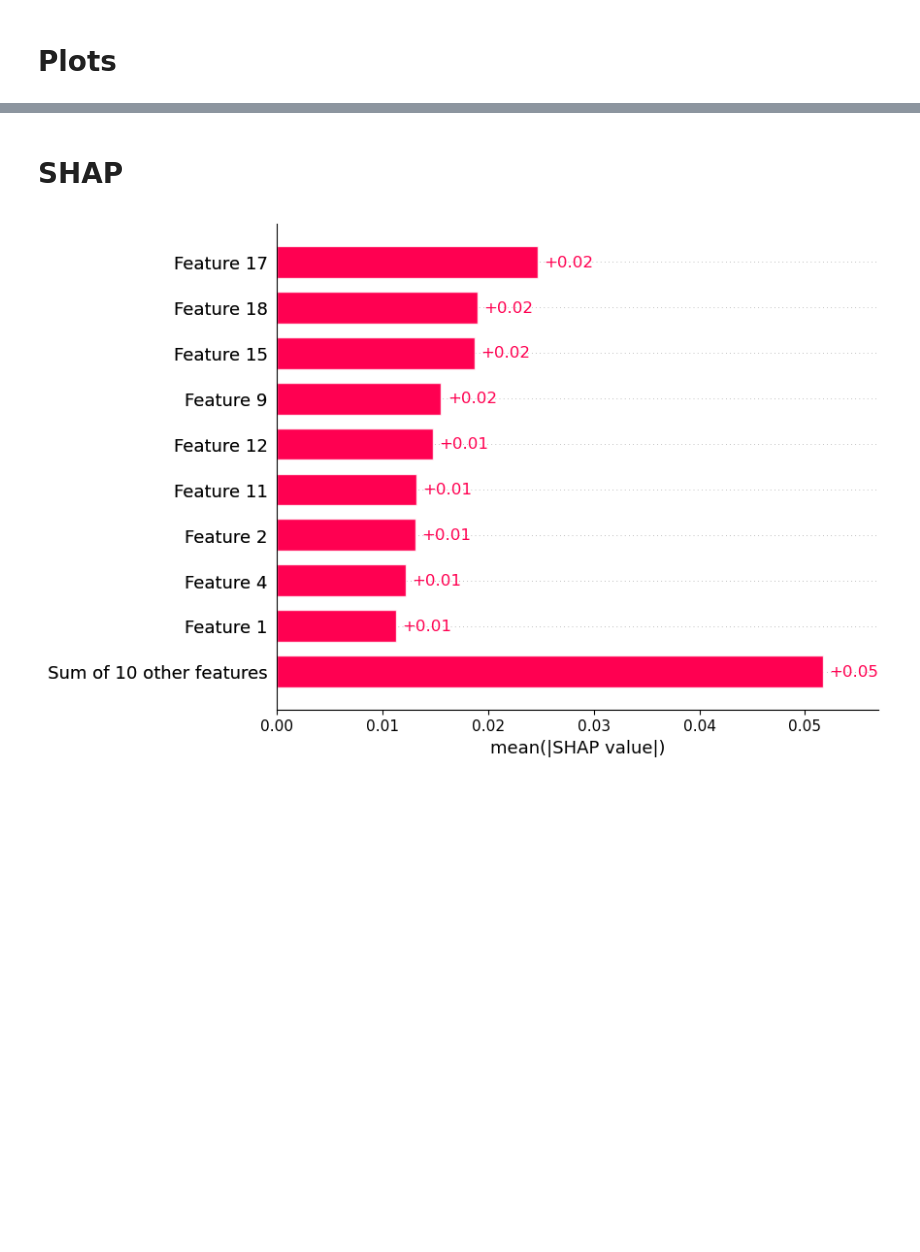
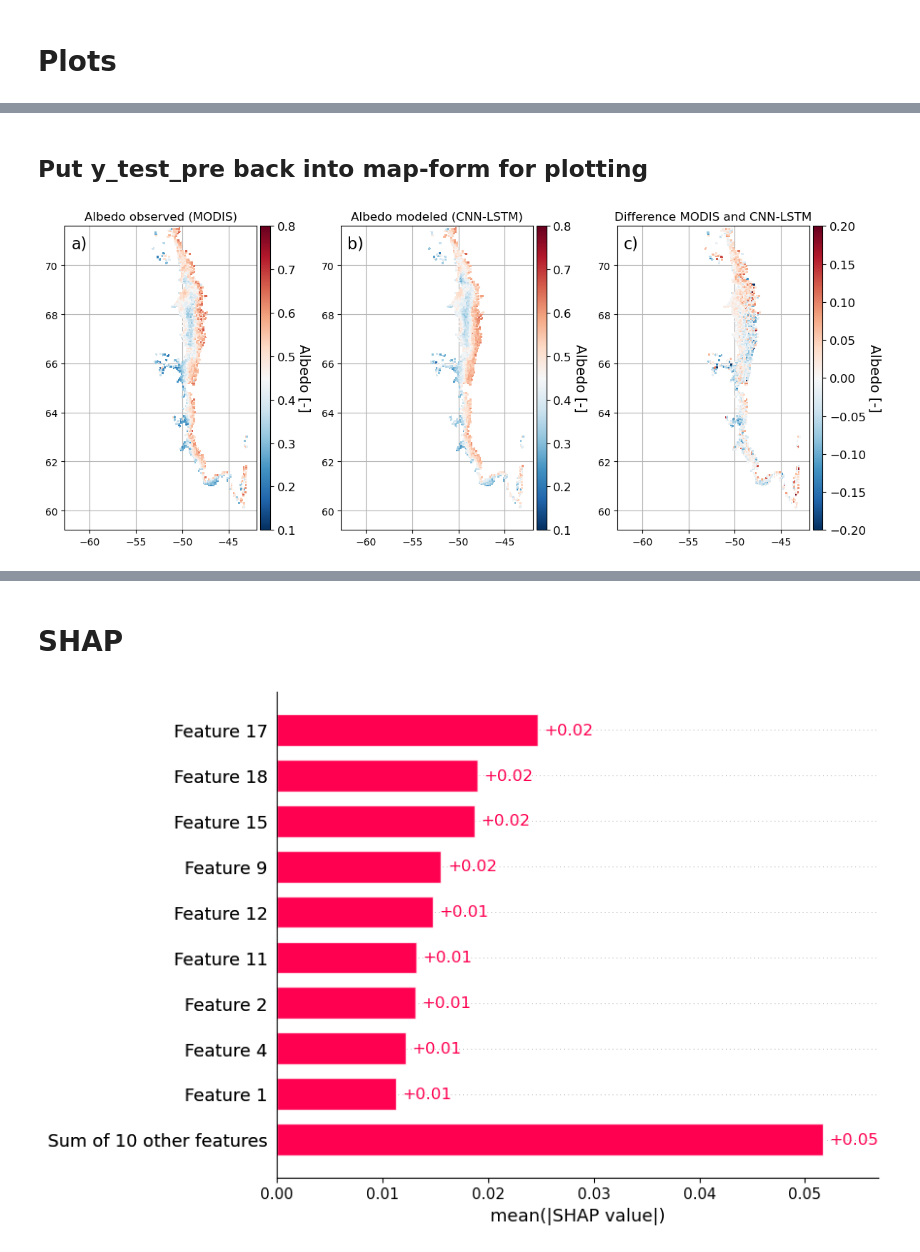
Before and after one commit to raf-antwerpen/PIXAL-predictive-ice-albedo-model, a Jupyter notebook: project-XGB.ipynb, the cells around one changed output, grey strips where cells are left out. Saved outputs shown, nothing was run; the diff lists cells and outputs as text; code cells hidden in the pictures; blank space fills up the shorter version.

```diff
--- a/project-XGB.ipynb
+++ b/project-XGB.ipynb
@@ -294,0 +498,2 @@ NameError: name 'plt' is not defined
+# %% [markdown]
+## Put y_test_pre back into map-form for plotting
@@ -294,0 +509,65 @@ NameError: name 'plt' is not defined
+# %%
+# put y_test_pre values in a matrix of shape (201,207,115)
+y_test_pre_vals = np.zeros((201,207,115))
+for t in range(y_test_pre.shape[0]):
+    y_test_pre_vals[indices[0][-44947+t]-1823, indices[1][-44947+t], indices[2][-44947+t]] = y_test_pre[t]
+# %%
+# for day 1823, not the entire day is predicted by XGB, only a couple of points. this is due to the 'arbitrary' cutoff of 2/22 I use in train_test_split
+# therefore, start the comparison from day 1824 onwards
+y_test_pre_plot = y_test_pre_vals[1:,:,:]
+# %%
+y_test_pre_plot = np.where(y_test_pre_plot == 0, np.nan, y_test_pre_plot)
+# %%
+n_lat_model = 207
+n_lon_model = 115
+# %%
+# plot y_mask_test because this has MODIS albedo values outside 2-sigma removed
+
+tt = -102
+
+fig = plt.figure(figsize=(12, 5))
+
+cmap = 'RdBu_r'
+
+ax1 = fig.add_subplot(131)
+p1 = ax1.pcolor(LON[:n_lat_model,:n_lon_model], LAT[:n_lat_model,:n_lon_model], np.nanmean(y_mask_test[-200:,:,:], 0), cmap=cmap, zorder=2, vmin=0.1, vmax=0.8)
+# p1 = ax1.pcolor(LON[:n_lat_model,:n_lon_model], LAT[:n_lat_model,:n_lon_model], y[tt,:,:], cmap=cmap, zorder=2, vmin=0.1, vmax=0.8)
+ax1.text(-62, 70.7, 'a)', fontsize=16)
+divider = make_axes_locatable(ax1)
+cax = divider.append_axes('right', size='5%', pad=0.05)
+cbar1 = fig.colorbar(p1, cax=cax, orientation='vertical')
+cbar1.set_label('Albedo [-]', rotation=270, fontsize=14)
+cbar1.ax.tick_params(labelsize=12)
+cbar1.ax.get_yaxis().labelpad = 15
+ax1.grid(zorder=1)
+ax1.set_title('Albedo observed (MODIS)')
+
+ax2 = fig.add_subplot(132)
+p2 = ax2.pcolor(LON[:n_lat_model,:n_lon_model], LAT[:n_lat_model,:n_lon_model], np.nanmean(y_test_pre_plot, 0), cmap=cmap, zorder=2, vmin=0.1, vmax=0.8)
+# p2 = ax2.pcolor(LON[:n_lat_model,:n_lon_model], LAT[:n_lat_model,:n_lon_model], y_test_pre_plot[tt,:,:], cmap=cmap, zorder=2, vmin=0.1, vmax=0.8)
+ax2.text(-62, 70.7, 'b)', fontsize=16)
+divider = make_axes_locatable(ax2)
+cax = divider.append_axes('right', size='5%', pad=0.05)
+cbar2 = fig.colorbar(p2, cax=cax, orientation='vertical')
+cbar2.set_label('Albedo [-]', rotation=270, fontsize=14)
+cbar2.ax.tick_params(labelsize=12)
+cbar2.ax.get_yaxis().labelpad = 15
+ax2.grid(zorder=1)
+ax2.set_title('Albedo modeled (CNN-LSTM)')
+
+ax3 = fig.add_subplot(133)
+p3 = ax3.pcolor(LON[:n_lat_model,:n_lon_model], LAT[:n_lat_model,:n_lon_model], np.nanmean(y_mask_test[-200:,:,:], 0) - np.nanmean(y_test_pre_plot, 0), cmap=cmap, zorder=2, vmin=-0.2 ,vmax=0.2)
+# p3 = ax3.pcolor(LON[:n_lat_model,:n_lon_model], LAT[:n_lat_model,:n_lon_model], y[tt,:,:] - y_test_pre_plot[tt,:,:], cmap=cmap, zorder=2, vmin=-0.4 ,vmax=0.4)
+ax3.text(-62, 70.7, 'c)', fontsize=16)
+divider = make_axes_locatable(ax3)
+cax = divider.append_axes('right', size='5%', pad=0.05)
+cbar3 = fig.colorbar(p3, cax=cax, orientation='vertical')
+cbar3.set_label('Albedo [-]', rotation=270, fontsize=14)
+cbar3.ax.tick_params(labelsize=12)
+cbar3.ax.get_yaxis().labelpad = 15
+ax3.grid(zorder=1)
+ax3.set_title('Difference MODIS and CNN-LSTM')
+
+plt.tight_layout()
+# %% [output]
+[figure, added]
```
Also changed, not shown: parts of 109 cells of this notebook.
